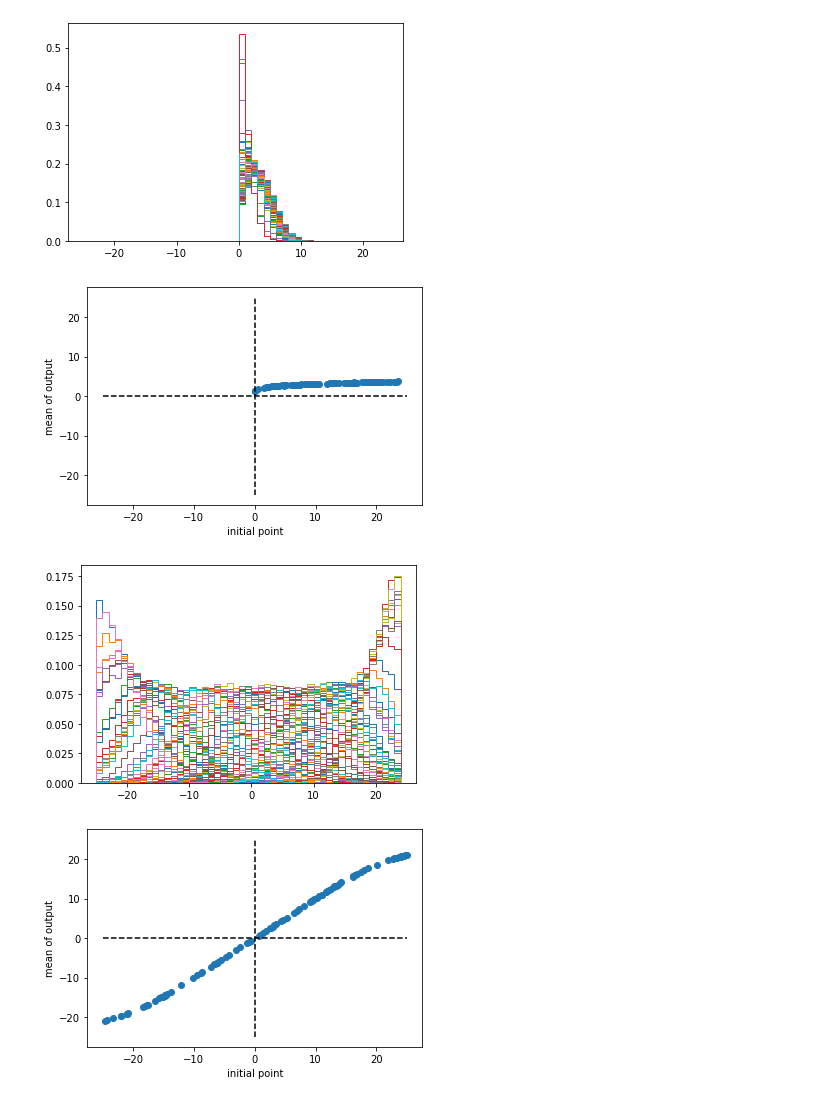
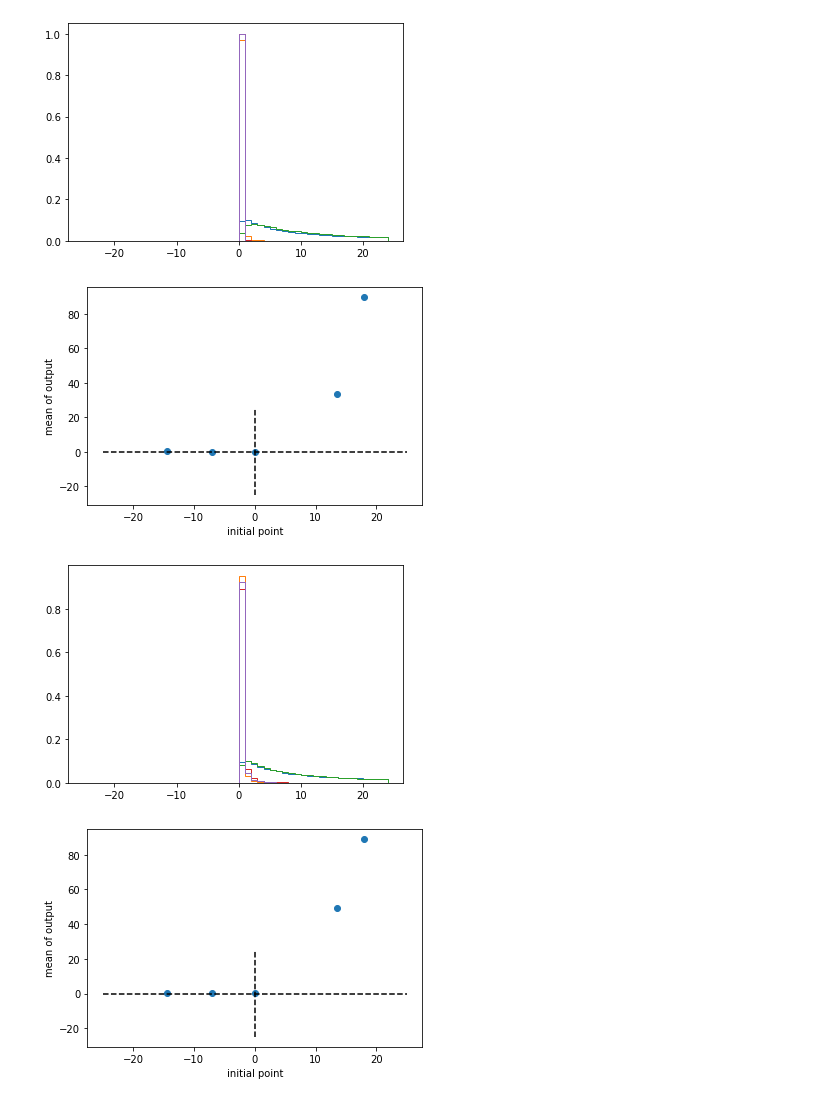
Before and after one commit to jennetd/pmssm-tests, a Jupyter notebook: step-tests.ipynb, the cells around one changed output. Drawn from its saved outputs; the diff is of its cells as text; code cells hidden in the pictures.

```diff
--- a/step-tests.ipynb
+++ b/step-tests.ipynb
@@ -3,8 +3,9 @@ import numpy as np
 import matplotlib.pyplot as plt
 import random
 # %%
-ntoys = 100
-nits = 10000
+ntoys = 5
+
+nits = 1000000
 
 binwidth = 1
 nbins = int(50./binwidth)
@@ -19,16 +27,10 @@ def L(x):
 # %%
 # linear stepping, positive def parameter
 
-parameterrange=[0,25]
-width0 = width_coefficient*(parameterrange[1]-parameterrange[0])
-
-init_points = []
 values = []
 toys = 0
 
 while toys < ntoys:
-    input_point = np.random.uniform(parameterrange[0],parameterrange[1])
-    init_points += [input_point]
     its = 0
     values += [[]]
     likelihood = 0
@@ -36,10 +38,12 @@ while toys < ntoys:
     while its < nits:
         in_range = False
         while not in_range:
+            input_point = init_points[toys]
             parametervalue = random.gauss(input_point,width0)
             in_range = parametervalue > parameterrange[0] and parametervalue < parameterrange[1]
         if L(parametervalue) >= likelihood:
             values[toys] += [parametervalue]
+            likelihood = L(parametervalue)
             its += 1
     toys += 1
 
@@ -60,0 +103,6 @@ plt.show()
+# %%
+parameterrange=[-25,25]
+width0 = width_coefficient*(parameterrange[1]-parameterrange[0])
+
+init_points = [random.uniform(parameterrange[0],parameterrange[1]) for i in range(ntoys-1)]
+init_points += [0.1]
@@ -61,26 +265,25 @@ plt.show()
 # %%
-# log stepping, positive def parameter
+# log stepping, variable width
+# parameter with negative values
 
-parameterrange=[0,25]
+parameterrange=[-25,25]
 width0 = width_coefficient*(parameterrange[1]-parameterrange[0])
 
-init_points = []
 values = []
 toys = 0
 
 while toys < ntoys:
-    input_point = np.random.uniform(parameterrange[0],parameterrange[1])
-    init_points += [input_point]
     its = 0
     values += [[]]
 
     while its < nits:
         in_range = False
         while not in_range:
-            parametervalue = random.gauss(np.log(input_point),width0)
+            input_point = init_points[toys]
+            parametervalue = random.gauss(np.sign(input_point)*np.log(abs(input_point)),0.1*abs(input_point))
             in_range = parametervalue > parameterrange[0] and parametervalue < parameterrange[1]
         if L(parametervalue) >= likelihood:
-            values[toys] += [parametervalue]
+            values[toys] += [np.exp(parametervalue)]
             its += 1
     toys += 1
 
@@ -97,46 +300,46 @@ plt.xlabel('initial point')
 plt.ylabel('mean of output')
 plt.show()
 # %% [output]
-[figure, old version]
+[figure, new version]
-[figure, old version]
+[figure, new version]
 # %%
-# linear stepping, parameter with negative values
+# log stepping, variable width with minimum
+# parameter with negative values
 
 parameterrange=[-25,25]
 width0 = width_coefficient*(parameterrange[1]-parameterrange[0])
 
-init_points = []
 values = []
 toys = 0
 
 while toys < ntoys:
-    input_point = np.random.uniform(parameterrange[0],parameterrange[1])
-    init_points += [input_point]
     its = 0
     values += [[]]
 
     while its < nits:
         in_range = False
         while not in_range:
-            parametervalue = random.gauss(input_point,width0)
+            input_point = init_points[toys]
+            width = max(np.log(width0),0.1*abs(input_point))
+            parametervalue = random.gauss(np.sign(input_point)*np.log(abs(input_point)),width)
             in_range = parametervalue > parameterrange[0] and parametervalue < parameterrange[1]
         if L(parametervalue) >= likelihood:
-            values[toys] += [parametervalue]
+            values[toys] += [np.exp(parametervalue)]
             its += 1
     toys += 1
 
 means = []
 for i in range(ntoys):
     plt.hist(values[i],bins=bins,density=True,histtype='step')
     means += [np.mean(values[i])]
 plt.show()
 
 plt.scatter(init_points,means)
 plt.plot([-25,25],[0,0],'k--')
 plt.plot([0,0],[-25,25],'k--')
 plt.xlabel('initial point')
 plt.ylabel('mean of output')
 plt.show()
 # %% [output]
-[figure, old version]
+[figure, new version]
-[figure, old version]
+[figure, new version]
```
Also changed, not shown: parts of 12 cells of this notebook.
